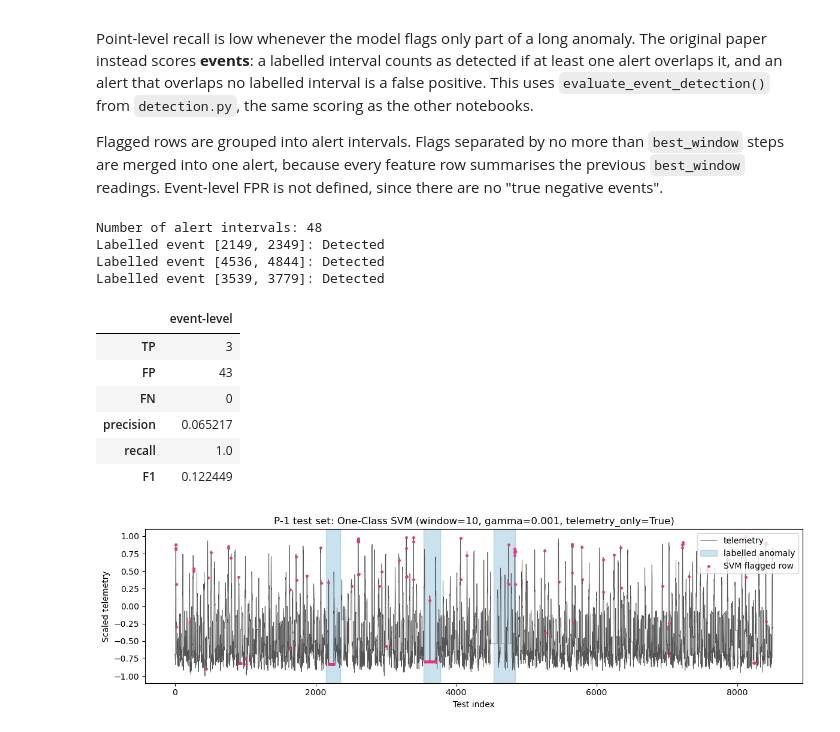
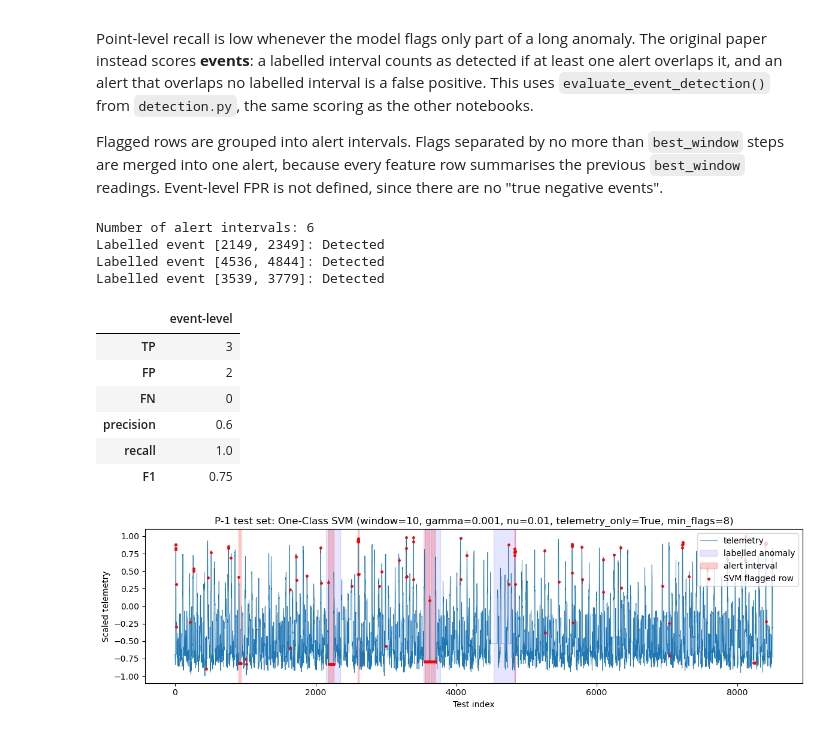
Before and after one commit to Erdos-Projects/fall-2026-spacecraft-sensors, a Jupyter notebook: Models/SVM.ipynb, the cells around one changed output. Saved outputs shown, nothing was run; the diff lists cells and outputs as text; code cells hidden in the pictures.

Commit message:
Update SVM.ipynb
Was  able to get precision to 60% by putting a minimum threshold of anomlous_interval

```diff
--- a/Models/SVM.ipynb
+++ b/Models/SVM.ipynb
@@ -265,10 +289,10 @@ if telemetry_only:
     train_feats = train_feats.iloc[:, :7]
     test_feats = test_feats.iloc[:, :7]
 
-model.set_params(SVM__gamma=best_gamma)
+model.set_params(SVM__gamma=best_gamma, SVM__nu=best_nu)
 model.fit(train_feats)
 
-# 1 = predicted anomaly, 0 = predicted normal
+# 1 = predicted anomaly, 0 = predicted normal. We  need to do this since SVM predicts 1(normal) or -1(outlier)
 y_pred = (model.predict(test_feats) == -1).astype(int)
 
 # True point labels, aligned with the test feature rows (which keep their original index)
@@ -328,18 +352,32 @@ import sys
 sys.path.insert(0, "..")
 from detection import evaluate_event_detection
 
-def flags_to_intervals(indices, max_gap=1):
-    # Group sorted indices into inclusive (start, end) intervals
+#This is a fucntion to convert a list of timestamps to intervals
+def flags_to_intervals(indices, max_gap=1, min_flags=1):
+    # Group sorted indices into inclusive (start, end) intervals.
+    # Flags at most max_gap apart are merged into one interval.
+    # Intervals containing fewer than min_flags flagged rows are dropped.
     if len(indices) == 0:
         return []
     indices = np.sort(np.asarray(indices))
     breaks = np.where(np.diff(indices) > max_gap)[0]
     starts = np.r_[indices[0], indices[breaks + 1]]
     ends = np.r_[indices[breaks], indices[-1]]
-    return [(int(s), int(e)) for s, e in zip(starts, ends)]
 
+    # Number of flagged rows in each interval; keep only the large ones
+    counts = np.diff(np.r_[0, breaks + 1, len(indices)])
+    keep = counts >= min_flags
+
+    return [(int(s), int(e)) for s, e in zip(starts[keep], ends[keep])]
+
+#First let us keep track of the anomalous timestamps
 flagged_indices = test_feats.index.to_numpy()[y_pred == 1]
-alert_intervals = flags_to_intervals(flagged_indices, max_gap=best_window)
+
+#Now let us use the function to convert timestamps into intervals,
+#keeping only intervals with at least min_flags flagged rows (chosen during cross-validation)
+min_flags = best_min_flags
+alert_intervals = flags_to_intervals(flagged_indices, max_gap=best_window, min_flags=min_flags)
+
 event_eval = evaluate_event_detection(alert_intervals, labeled_intervals)
 
 print("Number of alert intervals:", len(alert_intervals))
@@ -353,32 +391,34 @@ event_metrics = pd.Series({
 }, name="event-level", dtype=object)
 event_metrics.to_frame()
 # %% [output]
-Number of alert intervals: 48
+Number of alert intervals: 6
 Labelled event [2149, 2349]: Detected
 Labelled event [4536, 4844]: Detected
 Labelled event [3539, 3779]: Detected
 |  | event-level |
 | TP | 3 |
-| FP | 43 |
+| FP | 2 |
 | FN | 0 |
-| precision | 0.065217 |
+| precision | 0.6 |
 | recall | 1.0 |
-| F1 | 0.122449 |
+| F1 | 0.75 |
 # %%
 import matplotlib.pyplot as plt
 
 fig, ax = plt.subplots(figsize=(12, 3.5))
-ax.plot(test.index, test[0], lw=0.6, color="#555555", label="telemetry")
+ax.plot(test.index, test[0], lw=0.6, label="telemetry")
 for k, (s, e) in enumerate(labeled_intervals):
-    ax.axvspan(s, e, color="#67a9cf", alpha=0.35, label="labelled anomaly" if k == 0 else None)
-ax.scatter(flagged_indices, test.loc[flagged_indices, 0], s=6, color="#EE3377",
+    ax.axvspan(s, e, color="blue", alpha=0.1, label="labelled anomaly" if k == 0 else None)
+for k, (s, e) in enumerate(alert_intervals):
+    ax.axvspan(s, e, color="red", alpha=0.2, label="alert interval" if k == 0 else None)
+ax.scatter(flagged_indices, test.loc[flagged_indices, 0], s=6, color="red",
            label="SVM flagged row", zorder=3)
-ax.set_title(f"P-1 test set: One-Class SVM (window={best_window}, gamma={best_gamma}, "
-             f"telemetry_only={telemetry_only})")
+ax.set_title(f"P-1 test set: One-Class SVM (window={best_window}, gamma={best_gamma}, nu={best_nu}, "
+             f"telemetry_only={telemetry_only}, min_flags={min_flags})")
 ax.set_xlabel("Test index")
 ax.set_ylabel("Scaled telemetry")
 ax.legend(loc="upper right")
 plt.tight_layout()
 plt.show()
 # %% [output]
-[figure, old version]
+[figure, new version]
```
Also changed, not shown: parts of 6 cells of this notebook.
